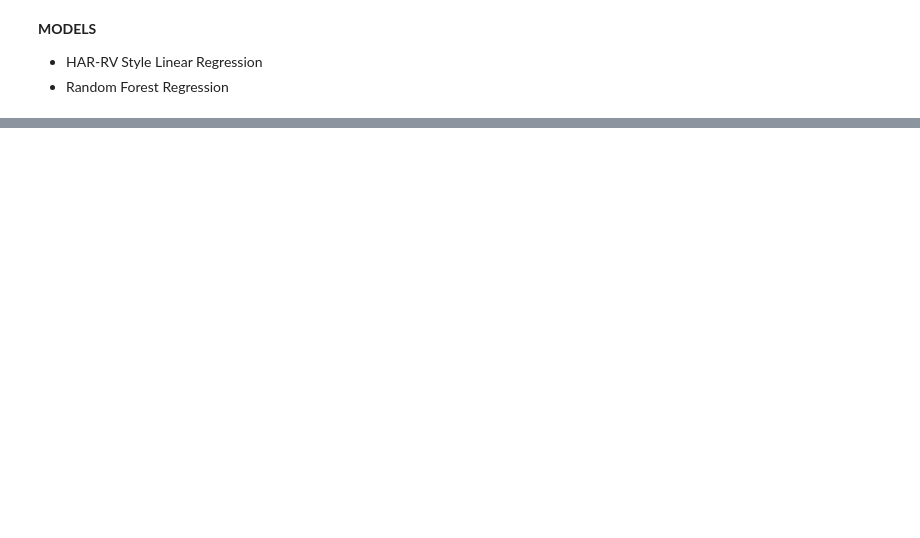
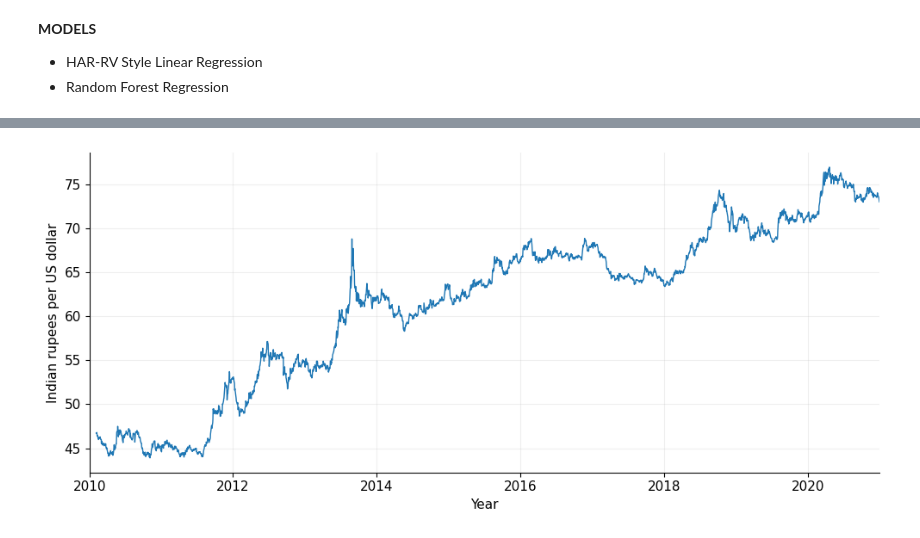
Before and after one commit to ruthvik889/Model-Performance-Forecasting-Volatility-Between-INR-USD, a Jupyter notebook: INR_USD_Volatility_Forecasting.ipynb, the cells around one changed output, grey strips where cells are left out. Cells and saved outputs as stored; diff of their text form; code cells hidden in the pictures; blank space fills up the shorter version.

```diff
--- a/INR_USD_Volatility_Forecasting.ipynb
+++ b/INR_USD_Volatility_Forecasting.ipynb
@@ -321,0 +407,42 @@ plt.show()
+# %%
+import matplotlib.pyplot as plt
+import matplotlib.dates as mdates
+
+plt.rcParams.update({
+    "font.size": 11,
+    "axes.spines.top": False,
+    "axes.spines.right": False
+})
+
+fig, ax = plt.subplots(figsize=(10, 4.5))
+
+ax.plot(
+    df["date"],
+    df["inr_usd_rate"],
+    color="tab:blue",
+    linewidth=1
+)
+
+ax.set_xlabel("Year")
+ax.set_ylabel("Indian rupees per US dollar")
+
+ax.xaxis.set_major_locator(mdates.YearLocator(2))
+ax.xaxis.set_major_formatter(mdates.DateFormatter("%Y"))
+
+ax.set_xlim(
+    pd.Timestamp("2010-01-01"),
+    pd.Timestamp("2020-12-31")
+)
+
+ax.grid(alpha=0.2)
+fig.tight_layout()
+
+fig.savefig(
+    "Figure_1_Exchange_Rate_2010_2020.png",
+    dpi=300,
+    bbox_inches="tight"
+)
+
+plt.show()
+# %% [output]
+[figure, added]
```
Also changed, not shown: parts of 17 cells of this notebook.
